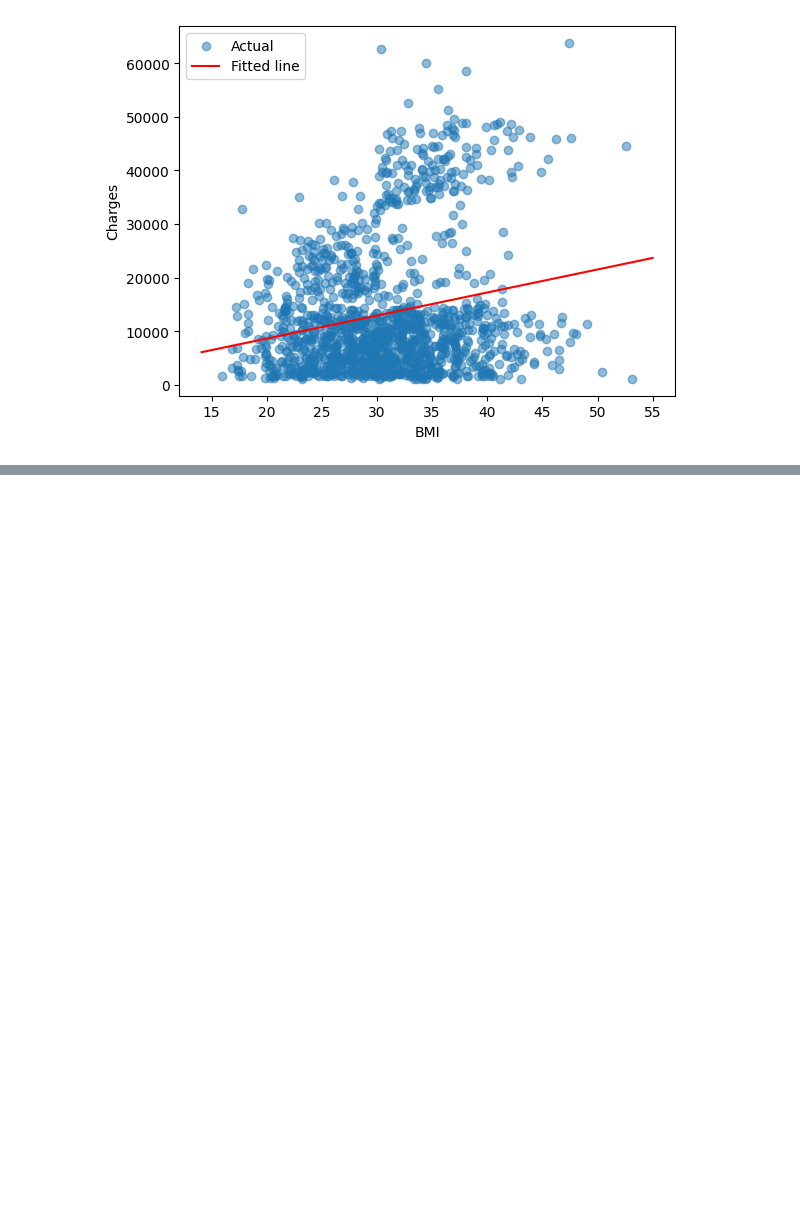
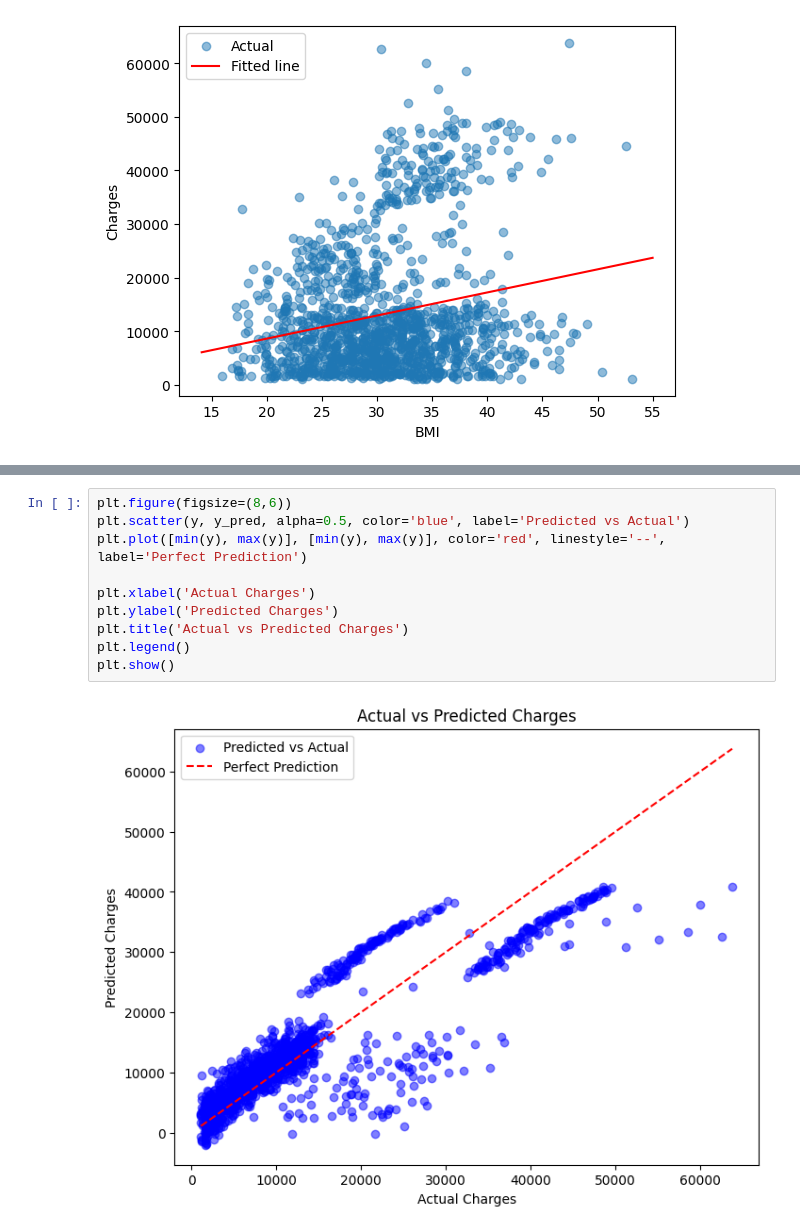
Before and after one commit to SanjayBista1010/my-first-repo, a Jupyter notebook: LinearRegerssionAnalysisFromCostFunction.ipynb, the cells around one changed output, grey strips where cells are left out. Saved outputs shown, nothing was run; the diff lists cells and outputs as text; blank space fills up the shorter version.

```diff
--- a/LinearRegerssionAnalysisFromCostFunction.ipynb
+++ b/LinearRegerssionAnalysisFromCostFunction.ipynb
@@ -134,3 +173,15 @@ plt.show()
+# %%
+plt.figure(figsize=(8,6))
+plt.scatter(y, y_pred, alpha=0.5, color='blue', label='Predicted vs Actual')
+plt.plot([min(y), max(y)], [min(y), max(y)], color='red', linestyle='--', label='Perfect Prediction')
+
+plt.xlabel('Actual Charges')
+plt.ylabel('Predicted Charges')
+plt.title('Actual vs Predicted Charges')
+plt.legend()
+plt.show()
+# %% [output]
+[figure, added]
 # %%
 from sklearn.linear_model import LinearRegression
 from sklearn.metrics import mean_squared_error
```
Also changed, not shown: parts of 3 cells of this notebook.
